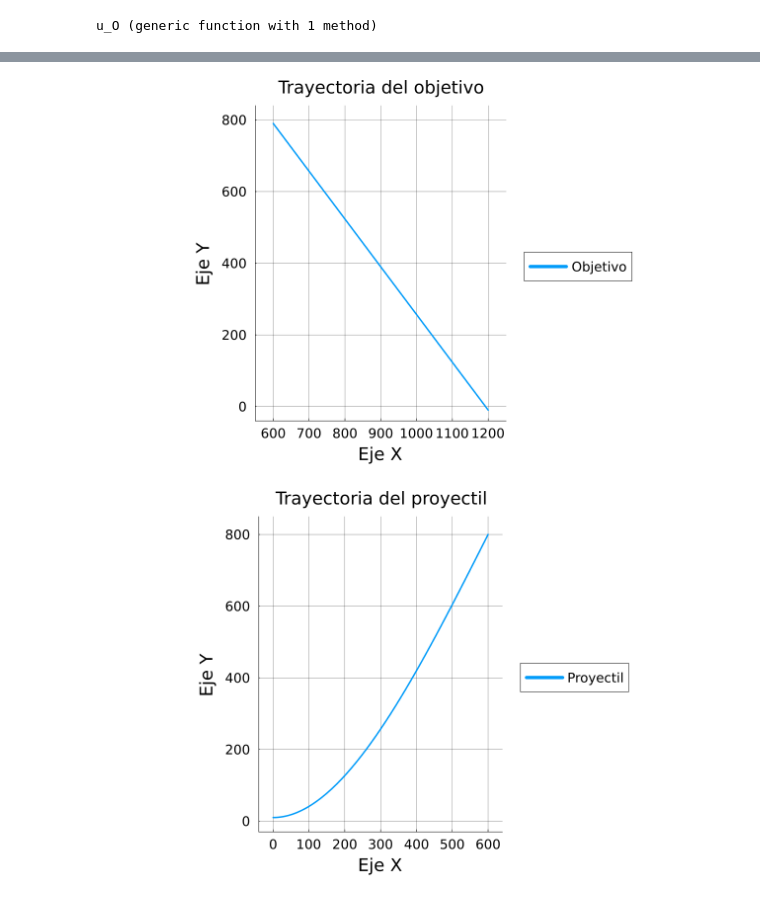
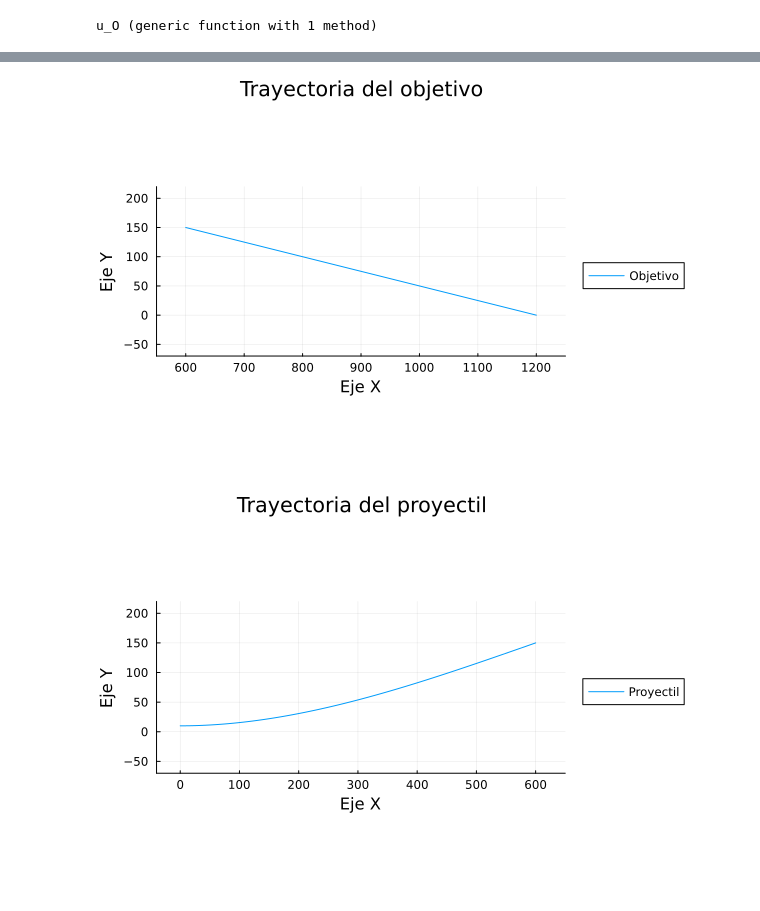
Before and after one commit to S-Avalloni/guiado-proyectiles, a Jupyter notebook: src/modelos/lineal.ipynb, the cells around one changed output, grey strips where cells are left out. Drawn from its saved outputs; the diff is of its cells as text; code cells hidden in the pictures.

```diff
--- a/src/modelos/lineal.ipynb
+++ b/src/modelos/lineal.ipynb
@@ -268,2 +268,13 @@ guardar_plot(Plots.plot(
 # %% [markdown]
 ### Gráficos trayectorias y choques
+# %%
+ry0 = -10 # <- al ser la orientación del problema arbitrario podemos fijarla a LOS en t0 para facilitar las condiciones iniciales
+vy0 = 5 # [m/s]?
+rx0 = 1200 # distancia horizontal
+vx0 = -40
+
+T_choque = -rx0/vx0
+
+z0 = [ry0, vy0]
+
+tspan = (0.0, T_choque)
@@ -291,0 +303,3 @@ u: 4-element Vector{Vector{Float64}}:
+# %%
+prob_paper = CS.ODEProblem(control_paper!, z0, tspan, (A, B, T_choque))
+din_paper = CS.solve(prob_paper)
@@ -292,28 +324,29 @@ u: 4-element Vector{Vector{Float64}}:
 # %%
 f_x(t) = din_obj(t)[1]
-f_y(t) = din_obj(t)[2]
+f_y(t) = din_obj(t)[2]-ry0
+
+g_x(t) = (-vx0/2)*t
+g_y(t) = vy0*t-din_paper(t)[1]
 
 plot_trayectoria(
-    f_x, f_y, 40;
+    f_x, f_y, T_choque;
     titulo = "Trayectoria del objetivo",
     etiqueta = "Objetivo",
     nombre_archivo = "trayectoria_objetivo.png",
     lim_x = (550, 1250),
-    lim_y = (-40, 840),
+    lim_y = (-70, 220),
 )
 # %% [output]
-[figure, old version]
+[figure, new version]
 # %%
-g_x(t) = (-vx0/2)*t
-g_y(t) = vy0*t-din_paper(t)[1]
 plot_trayectoria(
-    g_x, g_y, 40;
+    g_x, g_y, T_choque;
     titulo = "Trayectoria del proyectil",
     etiqueta = "Proyectil",
     nombre_archivo = "trayectoria_proyectil.png",
-    lim_x = (-40, 640),
-    lim_y = (-30, 850),
+    lim_x = (-40, 650),
+    lim_y = (-70, 220),
 )
 # %% [output]
-[figure, old version]
+[figure, new version]
 # %%
```
Also changed, not shown: parts of 14 cells of this notebook, 14 other files.
